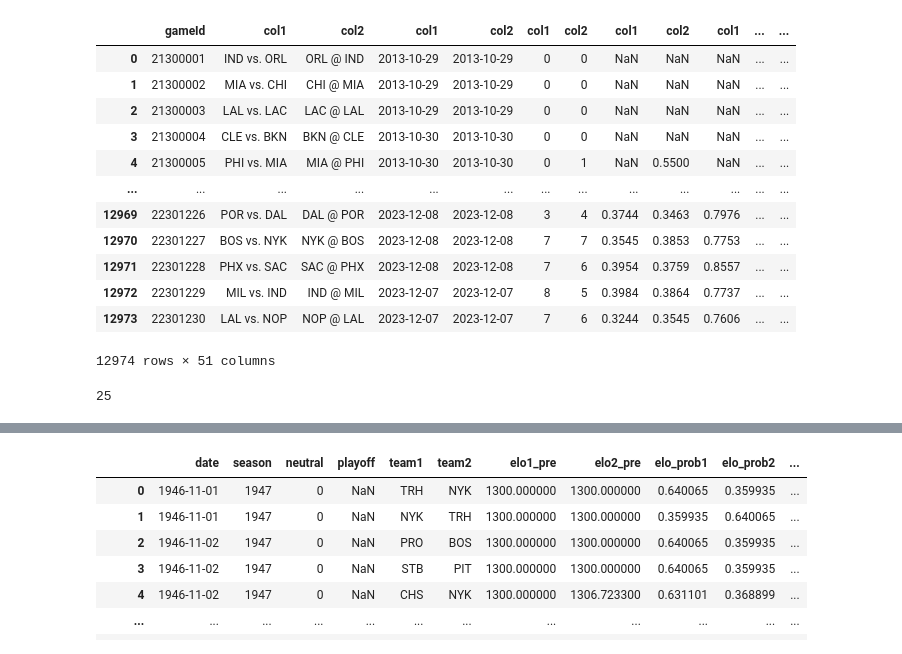
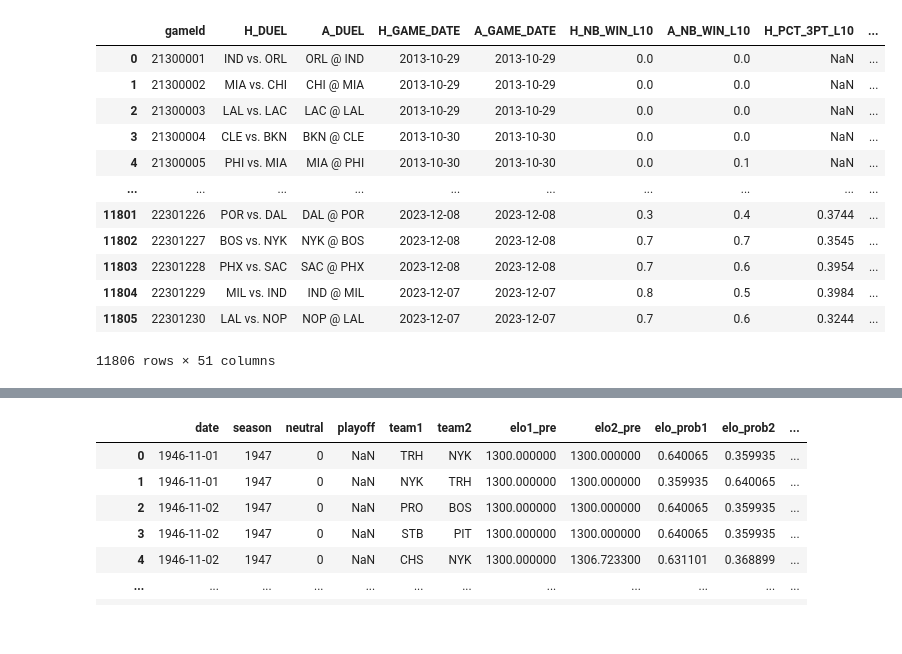
Before and after one commit to ddesangesl/PA-NBA, a Jupyter notebook: src/flat_dataset.ipynb, the cells around one changed output, grey strips where cells are left out. Saved outputs shown, nothing was run; the diff lists cells and outputs as text; code cells hidden in the pictures.

```diff
--- a/src/flat_dataset.ipynb
+++ b/src/flat_dataset.ipynb
@@ -2,8 +2,10 @@
 import pandas as pd
 from sklearn.model_selection import train_test_split
 from sklearn.ensemble import RandomForestClassifier
+# %%
+nb_games = "10"
 # %%
 data_type = {"gameId": str, "teamId": str}
-df_stat_last_10 = pd.read_csv('../dataset/team_stat_last_10.csv', dtype=data_type )
-df_stat_last_10
+df_stat_last_perf = pd.read_csv('../dataset/team_stat_last_'+ nb_games +'.csv', dtype=data_type )
+df_stat_last_perf
 # %% [output]
@@ -23,17 +25,17 @@ df_stat_last_10
 # %%
-df_stat_last_10['col'] = df_stat_last_10.groupby('gameId').cumcount() + 1
-df_stat_flatten = df_stat_last_10.pivot_table(index='gameId', columns=df_stat_last_10.groupby('gameId').cumcount() + 1, values=['teamId', 'GAME_DATE', 'DUEL', 'WL', 'NB_WIN',
-       'PCT_TIR_REUSSI_L10', 'PCT_3PTS_L10', 'PCT_LANCER_FRANC_L10',
-       'estimatedOffensiveRating_L10', 'offensiveRating_L10',
-       'estimatedDefensiveRating_L10', 'defensiveRating_L10',
-       'estimatedNetRating_L10', 'netRating_L10', 'assistPercentage_L10',
-       'assistToTurnover_L10', 'assistRatio_L10',
-       'estimatedTeamTurnoverPercentage_L10', 'turnoverRatio_L10',
-       'effectiveFieldGoalPercentage_L10', 'trueShootingPercentage_L10',
-       'estimatedPace_L10', 'pace_L10', 'pacePer40_L10', 'PIE_L10'], aggfunc='first')
+df_stat_last_perf['col'] = df_stat_last_perf.groupby('gameId').cumcount() + 1
+df_stat_flatten = df_stat_last_perf.pivot_table(index='gameId', columns=df_stat_last_perf.groupby('gameId').cumcount() + 1, values=['teamId', 'GAME_DATE', 'DUEL', 'WL', 'NB_WIN_L'+nb_games,
+       'PCT_TIR_REUSSI_L'+nb_games, 'PCT_3PTS_L'+ nb_games, 'PCT_LANCER_FRANC_L'+ nb_games,
+       'estimatedOffensiveRating_L'+ nb_games, 'offensiveRating_L'+ nb_games,
+       'estimatedDefensiveRating_L'+ nb_games, 'defensiveRating_L'+ nb_games,
+       'estimatedNetRating_L'+ nb_games, 'netRating_L'+ nb_games, 'assistPercentage_L'+ nb_games,
+       'assistToTurnover_L'+ nb_games, 'assistRatio_L'+ nb_games,
+       'estimatedTeamTurnoverPercentage_L'+ nb_games, 'turnoverRatio_L'+ nb_games,
+       'effectiveFieldGoalPercentage_L'+ nb_games, 'trueShootingPercentage_L'+ nb_games,
+       'estimatedPace_L'+ nb_games, 'pace_L'+ nb_games, 'pacePer40_L'+ nb_games, 'PIE_L'+ nb_games], aggfunc='first')
 
 df_stat_flatten.columns = [f'col{col[1]}' for col in df_stat_flatten.columns]
 
 
 df_stat_flatten = df_stat_flatten.reset_index()
-#df_stat_flatten
+df_stat_flatten
@@ -40,20 +56,17 @@ df_stat_flatten = df_stat_flatten.reset_index()
 # %%
+df_stat_flatten.columns = ['gameId', 'H_DUEL', 'A_DUEL', 'H_GAME_DATE', 'A_GAME_DATE', 'H_NB_WIN_L'+nb_games, 'A_NB_WIN_L'+nb_games, 'H_PCT_3PT_L'+nb_games, 'A_PCT_3PT_L'+nb_games, 'H_PCT_LANCER_FRANC_L'+nb_games, 'A_PCT_LANCER_FRANC_L'+nb_games, 'H_PCT_TIR_REUSSI_L'+nb_games, 'A_PCT_TIR_REUSSI_L'+nb_games, 'H_PIE_L'+nb_games, 'A_PIE_L'+nb_games, 'H_WL', 'A_WL', 'H_assistPercentage_L'+nb_games, 'A_assistPercentage_L'+nb_games, 'H_assistRatio_L'+nb_games, 'A_assistRatio_L'+nb_games, 'H_assistToTurnover_L'+nb_games, 'A_assistToTurnover_L'+nb_games, 'H_defensiveRating_L'+nb_games, 'A_defensiveRating_L'+nb_games, 'H_effectiveFieldGoalPercentage_L'+nb_games, 'A_effectiveFieldGoalPercentage_L'+nb_games, 'H_estimatedDefensiveRating_L'+nb_games, 'A_estimatedDefensiveRating_L'+nb_games, 'H_estimatedNetRating_L'+nb_games, 'A_estimatedNetRating_L'+nb_games, 'H_estimatedOffensiveRating_L'+nb_games, 'A_estimatedOffensiveRating_L'+nb_games, 'H_estimatedPace_L'+nb_games, 'A_estimatedPace_L'+nb_games, 'H_estimatedTeamTurnoverPercentage_L'+nb_games, 'A_estimatedTeamTurnoverPercentage_L'+nb_games, 'H_netRating_L'+nb_games, 'A_netRating_L'+nb_games, 'H_offensiveRating_L'+nb_games, 'A_offensiveRating_L'+nb_games, 'H_pacePer40_L'+nb_games, 'A_pacePer40_L'+nb_games, 'H_pace_L'+nb_games, 'A_pace_L'+nb_games, 'H_teamId', 'A_teamId', 'H_trueShootingPercentage_L'+nb_games, 'A_trueShootingPercentage_L'+nb_games, 'H_turnoverRatio_L'+nb_games, 'A_turnoverRatio_L'+nb_games]
 df_stat_flatten
 # %% [output]
-|  | gameId | col1 | col2 | col1 | col2 | col1 | col2 | col1 | col2 | col1 | ... | ... |
-| 0 | 21300001 | IND vs. ORL | ORL @ IND | 2013-10-29 | 2013-10-29 | 0 | 0 | NaN | NaN | NaN | ... | ... |
-| 1 | 21300002 | MIA vs. CHI | CHI @ MIA | 2013-10-29 | 2013-10-29 | 0 | 0 | NaN | NaN | NaN | ... | ... |
-| 2 | 21300003 | LAL vs. LAC | LAC @ LAL | 2013-10-29 | 2013-10-29 | 0 | 0 | NaN | NaN | NaN | ... | ... |
-| 3 | 21300004 | CLE vs. BKN | BKN @ CLE | 2013-10-30 | 2013-10-30 | 0 | 0 | NaN | NaN | NaN | ... | ... |
-| 4 | 21300005 | PHI vs. MIA | MIA @ PHI | 2013-10-30 | 2013-10-30 | 0 | 1 | NaN | 0.5500 | NaN | ... | ... |
-| ... | ... | ... | ... | ... | ... | ... | ... | ... | ... | ... | ... | ... |
-| 12969 | 22301226 | POR vs. DAL | DAL @ POR | 2023-12-08 | 2023-12-08 | 3 | 4 | 0.3744 | 0.3463 | 0.7976 | ... | ... |
-| 12970 | 22301227 | BOS vs. NYK | NYK @ BOS | 2023-12-08 | 2023-12-08 | 7 | 7 | 0.3545 | 0.3853 | 0.7753 | ... | ... |
-| 12971 | 22301228 | PHX vs. SAC | SAC @ PHX | 2023-12-08 | 2023-12-08 | 7 | 6 | 0.3954 | 0.3759 | 0.8557 | ... | ... |
-| 12972 | 22301229 | MIL vs. IND | IND @ MIL | 2023-12-07 | 2023-12-07 | 8 | 5 | 0.3984 | 0.3864 | 0.7737 | ... | ... |
-| 12973 | 22301230 | LAL vs. NOP | NOP @ LAL | 2023-12-07 | 2023-12-07 | 7 | 6 | 0.3244 | 0.3545 | 0.7606 | ... | ... |
+|  | gameId | H_DUEL | A_DUEL | H_GAME_DATE | A_GAME_DATE | H_NB_WIN_L10 | A_NB_WIN_L10 | H_PCT_3PT_L10 | ... |
+| 0 | 21300001 | IND vs. ORL | ORL @ IND | 2013-10-29 | 2013-10-29 | 0.0 | 0.0 | NaN | ... |
+| 1 | 21300002 | MIA vs. CHI | CHI @ MIA | 2013-10-29 | 2013-10-29 | 0.0 | 0.0 | NaN | ... |
+| 2 | 21300003 | LAL vs. LAC | LAC @ LAL | 2013-10-29 | 2013-10-29 | 0.0 | 0.0 | NaN | ... |
+| 3 | 21300004 | CLE vs. BKN | BKN @ CLE | 2013-10-30 | 2013-10-30 | 0.0 | 0.0 | NaN | ... |
+| 4 | 21300005 | PHI vs. MIA | MIA @ PHI | 2013-10-30 | 2013-10-30 | 0.0 | 0.1 | NaN | ... |
+| ... | ... | ... | ... | ... | ... | ... | ... | ... | ... |
+| 11801 | 22301226 | POR vs. DAL | DAL @ POR | 2023-12-08 | 2023-12-08 | 0.3 | 0.4 | 0.3744 | ... |
+| 11802 | 22301227 | BOS vs. NYK | NYK @ BOS | 2023-12-08 | 2023-12-08 | 0.7 | 0.7 | 0.3545 | ... |
+| 11803 | 22301228 | PHX vs. SAC | SAC @ PHX | 2023-12-08 | 2023-12-08 | 0.7 | 0.6 | 0.3954 | ... |
+| 11804 | 22301229 | MIL vs. IND | IND @ MIL | 2023-12-07 | 2023-12-07 | 0.8 | 0.5 | 0.3984 | ... |
+| 11805 | 22301230 | LAL vs. NOP | NOP @ LAL | 2023-12-07 | 2023-12-07 | 0.7 | 0.6 | 0.3244 | ... |
-12974 rows × 51 columns
+11806 rows × 51 columns
-# %%
-print(len(['DUEL', 'GAME_DATE', 'NB_WIN', 'PCT_3PT_L10', 'PCT_LANCER_FRANC_L10', 'PCT_TIR_REUSSI_L10', 'PIE_L10', 'WL', 'assistPercentage_L10', 'assistRatio_L10', 'assistToTurnover_L10', 'defensiveRating_L10', 'effectiveFieldGoalPercentage_L10', 'estimatedDefensiveRating_L10', 'estimatedNetRating_L10', 'estimatedOffensiveRating_L10', 'estimatedPace_L10', 'estimatedTeamTurnoverPercentage_L10', 'netRating_L10', 'offensiveRating_L10','pacePer40_L10', 'pace_L10','teamId', 'trueShootingPercentage_L10', 'turnoverRatio_L10']))
-# %% [output]
-25
```
Also changed, not shown: parts of 16 cells of this notebook, 15 other files.
